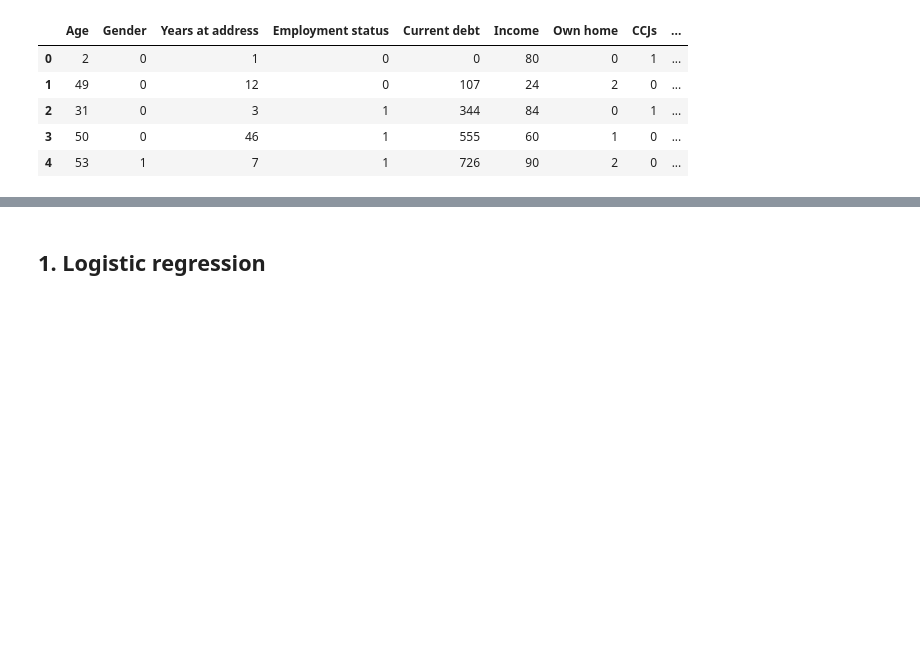
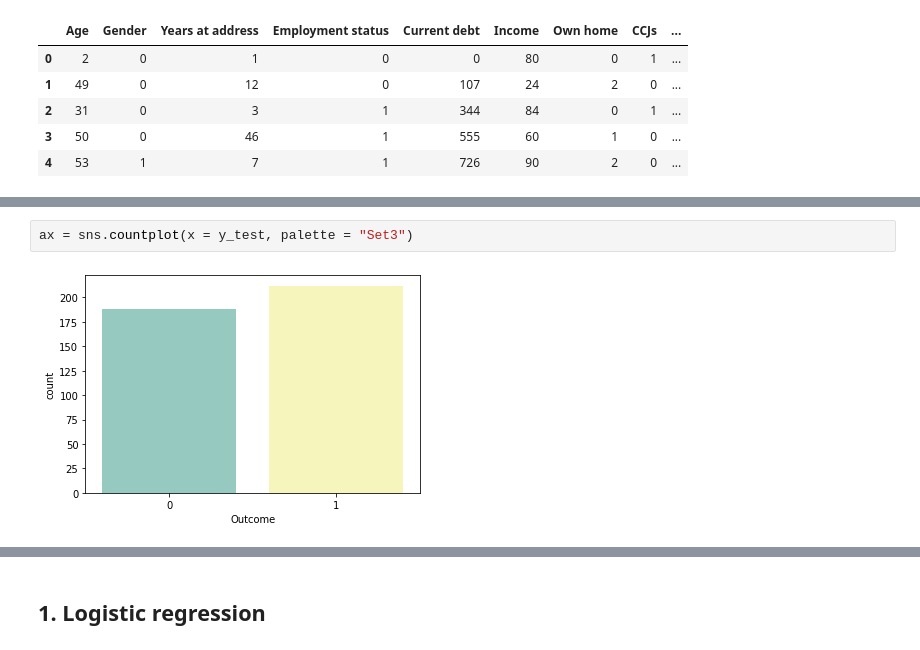
Before and after one commit to John-Ad/DTA-Assignment, a Jupyter notebook: dta_assignment/Assignment code.ipynb, the cells around one changed output, grey strips where cells are left out. Cells and saved outputs as stored; diff of their text form; blank space fills up the shorter version.

```diff
--- a/dta_assignment/Assignment code.ipynb
+++ b/dta_assignment/Assignment code.ipynb
@@ -534,0 +570,4 @@ X_train, X_test, y_train, y_test = train_test_split(X,y,test_size=0.1)
+# %%
+ax = sns.countplot(x = y_test, palette = "Set3")
+# %% [output]
+[figure, added]
```
Also changed, not shown: parts of 31 cells of this notebook.
